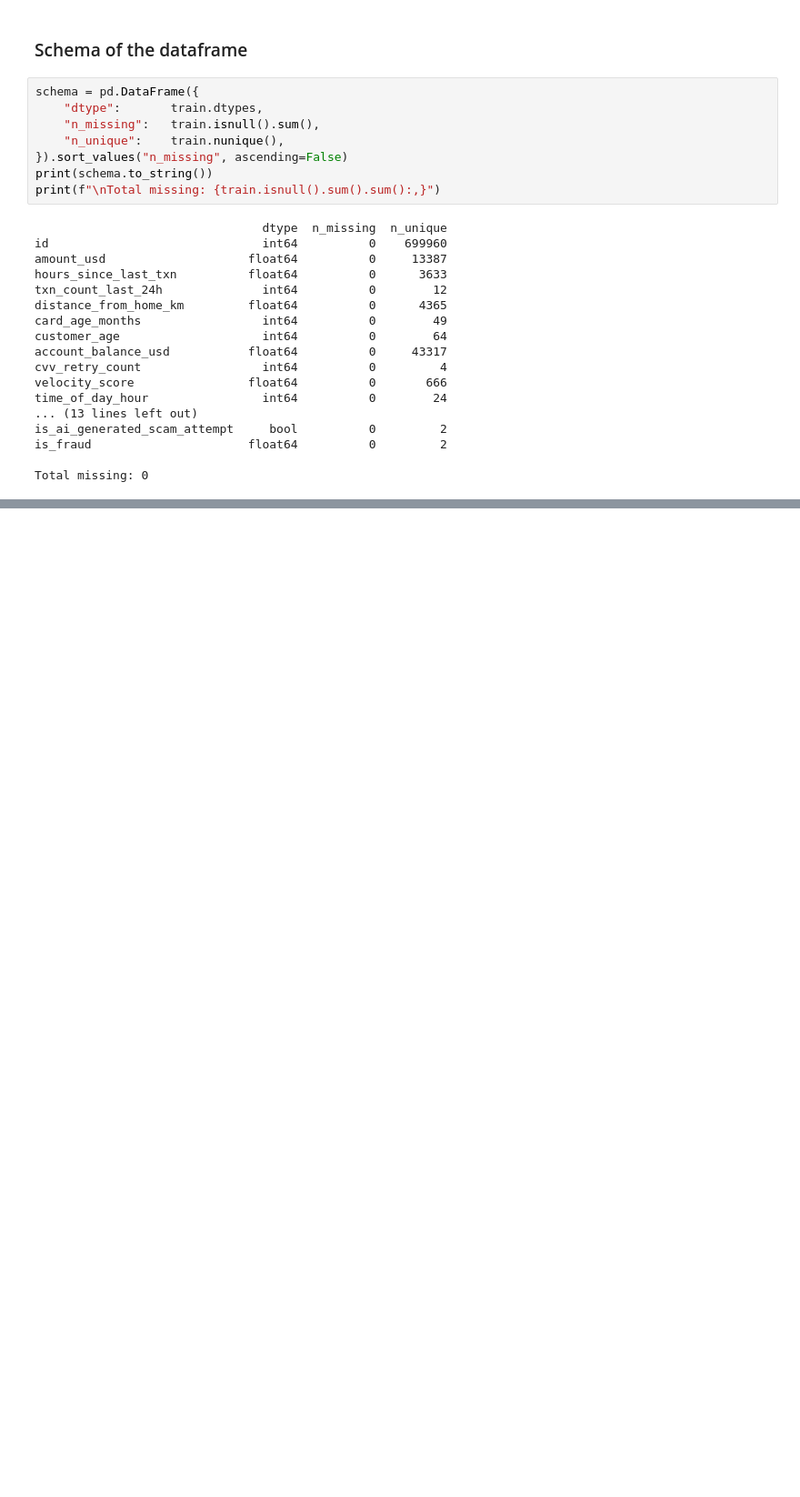
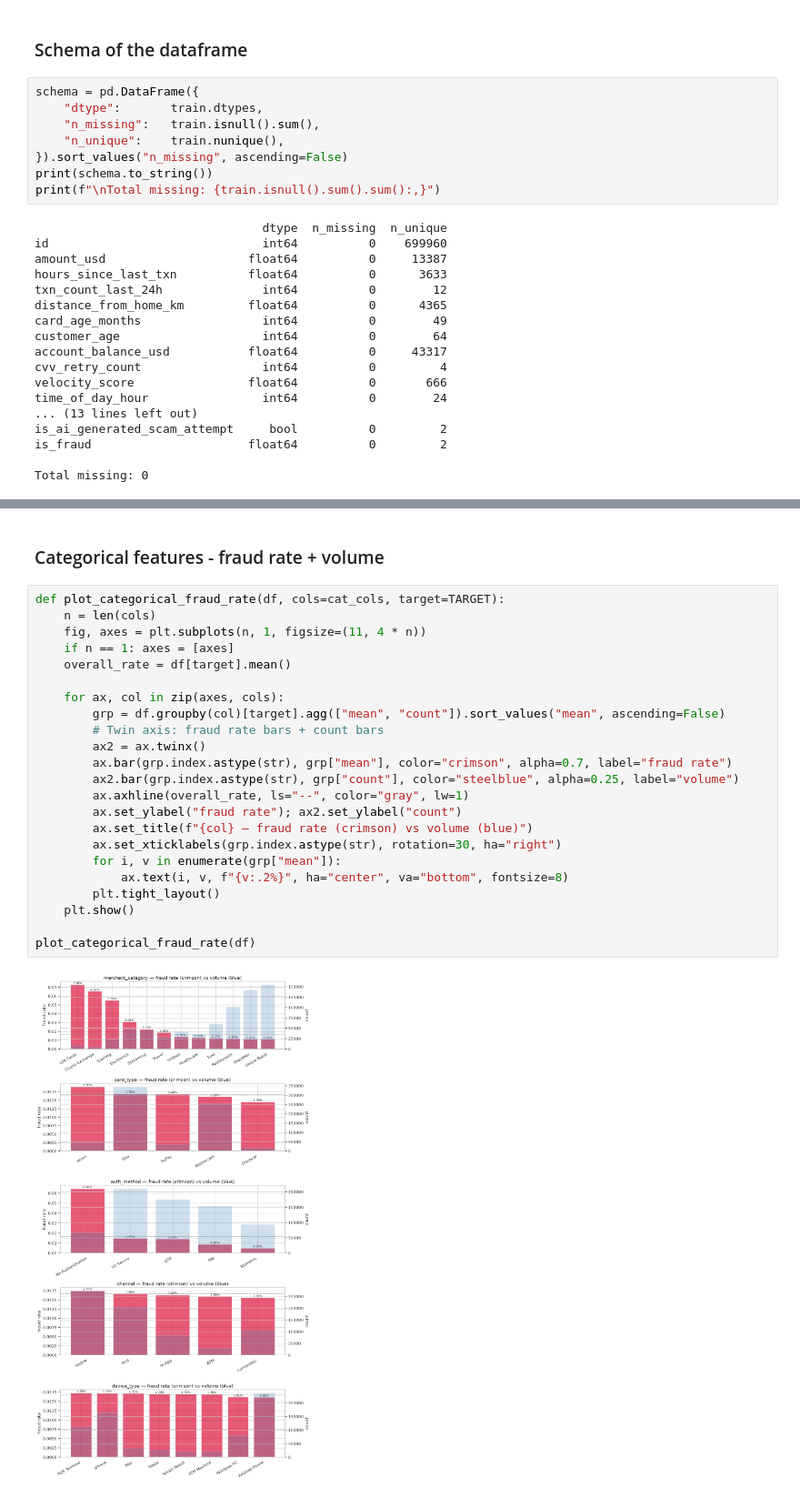
Before and after one commit to Percy5598/fraud-detection-2026, a Jupyter notebook: notebooks/exploration_and_modelling.ipynb, the cells around one changed output, grey strips where cells are left out. Shown at 91% size. Saved outputs shown, nothing was run; the diff lists cells and outputs as text; blank space fills up the shorter version.

```diff
--- a/notebooks/exploration_and_modelling.ipynb
+++ b/notebooks/exploration_and_modelling.ipynb
@@ -355,0 +223,27 @@ print(f"Predicted fraud rate: {submission[TARGET].mean()*100:.3f}%  (train: 1.67
+# %% [markdown]
+### Categorical features - fraud rate + volume
+# %%
+def plot_categorical_fraud_rate(df, cols=cat_cols, target=TARGET):
+    n = len(cols)
+    fig, axes = plt.subplots(n, 1, figsize=(11, 4 * n))
+    if n == 1: axes = [axes]
+    overall_rate = df[target].mean()
+
+    for ax, col in zip(axes, cols):
+        grp = df.groupby(col)[target].agg(["mean", "count"]).sort_values("mean", ascending=False)
+        # Twin axis: fraud rate bars + count bars
+        ax2 = ax.twinx()
+        ax.bar(grp.index.astype(str), grp["mean"], color="crimson", alpha=0.7, label="fraud rate")
+        ax2.bar(grp.index.astype(str), grp["count"], color="steelblue", alpha=0.25, label="volume")
+        ax.axhline(overall_rate, ls="--", color="gray", lw=1)
+        ax.set_ylabel("fraud rate"); ax2.set_ylabel("count")
+        ax.set_title(f"{col} — fraud rate (crimson) vs volume (blue)")
+        ax.set_xticklabels(grp.index.astype(str), rotation=30, ha="right")
+        for i, v in enumerate(grp["mean"]):
+            ax.text(i, v, f"{v:.2%}", ha="center", va="bottom", fontsize=8)
+        plt.tight_layout()
+    plt.show()
+
+plot_categorical_fraud_rate(df)
+# %% [output]
+[figure, added]
```
Also changed, not shown: parts of 30 cells of this notebook.
